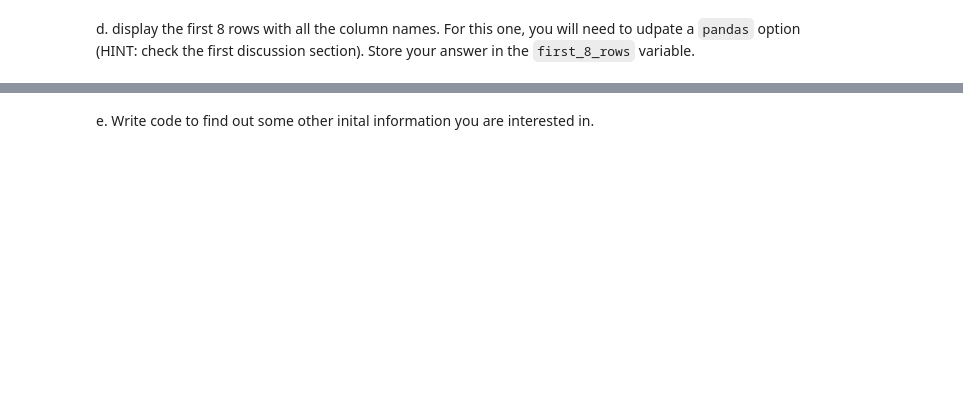
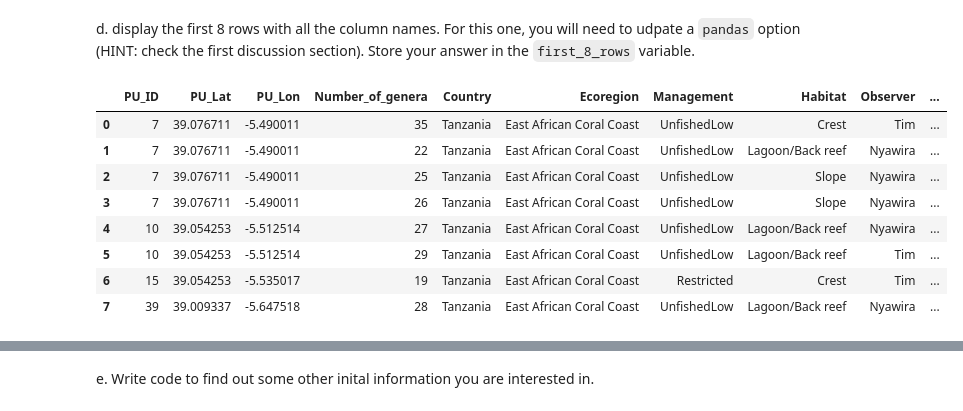
Before and after one commit to karolinasienko/eds220-hwk1, a Jupyter notebook: task2/hwk1-task2-corals.ipynb, the cells around one changed output, grey strips where cells are left out. Drawn from its saved outputs; the diff is of its cells as text; code cells hidden in the pictures; blank space fills up the shorter version.

Commit message:
data exploration

```diff
--- a/task2/hwk1-task2-corals.ipynb
+++ b/task2/hwk1-task2-corals.ipynb
@@ -103,3 +151,22 @@ first_8_rows = ...
+# %%
+#d
+# Updating to display all columns
+pd.set_option("display.max_columns", None)
+
+# Getting the first 8 rows
+first_8_rows = coral_div.head(8)
+
+# This outputs the first 8 rows of the data frame, including all of the column names
+# %% [output]
+|  | PU_ID | PU_Lat | PU_Lon | Number_of_genera | Country | Ecoregion | Management | Habitat | Observer | ... |
+| 0 | 7 | 39.076711 | -5.490011 | 35 | Tanzania | East African Coral Coast | UnfishedLow | Crest | Tim | ... |
+| 1 | 7 | 39.076711 | -5.490011 | 22 | Tanzania | East African Coral Coast | UnfishedLow | Lagoon/Back reef | Nyawira | ... |
+| 2 | 7 | 39.076711 | -5.490011 | 25 | Tanzania | East African Coral Coast | UnfishedLow | Slope | Nyawira | ... |
+| 3 | 7 | 39.076711 | -5.490011 | 26 | Tanzania | East African Coral Coast | UnfishedLow | Slope | Nyawira | ... |
+| 4 | 10 | 39.054253 | -5.512514 | 27 | Tanzania | East African Coral Coast | UnfishedLow | Lagoon/Back reef | Nyawira | ... |
+| 5 | 10 | 39.054253 | -5.512514 | 29 | Tanzania | East African Coral Coast | UnfishedLow | Lagoon/Back reef | Tim | ... |
+| 6 | 15 | 39.054253 | -5.535017 | 19 | Tanzania | East African Coral Coast | Restricted | Crest | Tim | ... |
+| 7 | 39 | 39.009337 | -5.647518 | 28 | Tanzania | East African Coral Coast | UnfishedLow | Lagoon/Back reef | Nyawira | ... |
 # %%
 # View the dataframe
 first_8_rows
```
Also changed, not shown: parts of 11 cells of this notebook.
